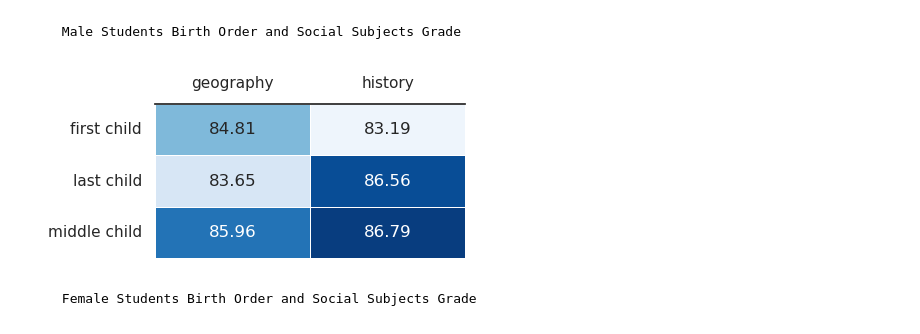
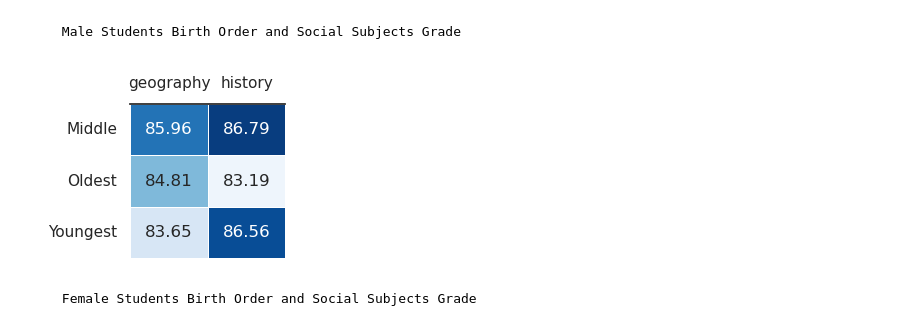
Before and after one commit to Ammon21/School-Data-Science-Project, a Jupyter notebook: notebooks/data_analysis.ipynb, the cells around one changed output. Cells and saved outputs as stored; diff of their text form; code cells hidden in the pictures.

Commit message:
Advanced Data Analysis

```diff
--- a/notebooks/data_analysis.ipynb
+++ b/notebooks/data_analysis.ipynb
@@ -58,5 +58,5 @@ ms_filter = df_ms[['name','conduct', 'age', 'gender', 'grade', 'admission', 'bir
 # %%
-hs_filter = df_hs[['name', 'conduct', 'age', 'gender', 'grade', 'admission', 'birth_order', 'gpa', 'maths', 'physics' , 'chemistry', 'biology', 'english', 'literature', 'amharic', 'hpe', 'ict', 'geography', 'history']]
+hs_filter = df_hs[['name', 'conduct', 'quality','age', 'gender', 'grade', 'admission', 'birth_order', 'gpa', 'maths', 'physics' , 'chemistry', 'biology', 'english', 'literature', 'amharic', 'hpe', 'ict', 'geography', 'history', 'ent-ship']]
 # %% [markdown]
 #### Concatenating Data
 # %%
@@ -178,0 +198,4 @@ legit_heat(ghh, 83, 87, 4, 'Blues')
+# %%
+df = df.rename(columns={"ent-ship": "economics"})
+ghh = df.groupby('birth_order')[['economics']].mean()
+legit_heat(ghh, 86, 91, 1,'Blues')
@@ -243,3 +276,20 @@ df_paid.groupby('birth_order')[['gpa', 'maths', 'physics', 'chemistry', 'biology
 | first child | 86.367033 | 78.247003 | 81.002769 | 83.817385 | 82.919762 |
 | last child | 84.285714 | 75.588571 | 76.650000 | 81.952273 | 80.090667 |
 | middle child | 86.535484 | 78.646452 | 84.808286 | 84.794286 | 83.884762 |
+# %%
+sns.set(rc={'figure.figsize':(4.0,2.8)})
+sns.set_style("white")
+sns.set_palette('Blues_r')
+ax = sns.barplot(data = df_scholar,  x='birth_order', y = 'geography', order=df_paid['birth_order'].value_counts().index, ci=None)
+sns.despine(top=True, left=True, bottom=True)
+plt.ylabel("", size=10)
+plt.xlabel("", size=10)
+ax.set_title('Moral', size=12)
+ax.tick_params(bottom=False)
+ax.tick_params(left=False)
+ax.set_ylim(bottom=87, top=92)
+for bar in ax.patches:
+		if bar.get_height() > 90:
+		    bar.set_color('#5C5CFF')
+		else:
+		    bar.set_color('grey')
@@ -260,3 +312,12 @@ dfm = df[df.gender == 'm']
 dff = df[df.gender == 'f']
 # %% [markdown]
      Male Students Birth Order and Major Grades
+# %%
+#dfm.groupby('birth_order')[['gpa']].mean()
+
+dfm['birth_order'] = dfm['birth_order'].replace('first child', 'Oldest')
+dfm['birth_order'] = dfm['birth_order'].replace('middle child', 'Middle')
+dfm['birth_order'] = dfm['birth_order'].replace('last child', 'Youngest')
+d = {'gpa':'Male'}
+t = dfm.groupby('birth_order').agg({'gpa':'mean'}).rename(columns=d)
+legit_heat(t, 86, 88, 1, 'Blues')
@@ -273,9 +345,9 @@ t = dff.groupby('birth_order')[['gpa', 'maths', 'physics', 'chemistry', 'biology
      Male Students Birth Order and Social Subjects Grade
 # %%
 t = dfm.groupby('birth_order')[['geography', 'history']].mean()
-legit_heat(t, 83, 87, 4, 'Blues')
+legit_heat(t, 83, 87, 2, 'Blues')
 # %% [output]
-[figure, old version]
+[figure, new version]
 # %% [markdown]
      Female Students Birth Order and Social Subjects Grade
 # %%
```
Also changed, not shown: parts of 27 cells of this notebook.
